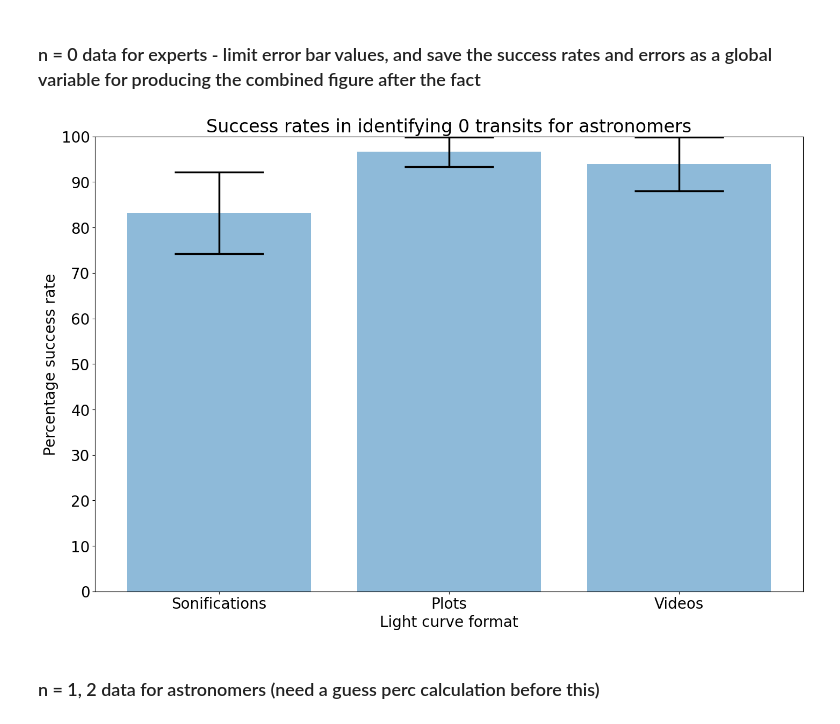
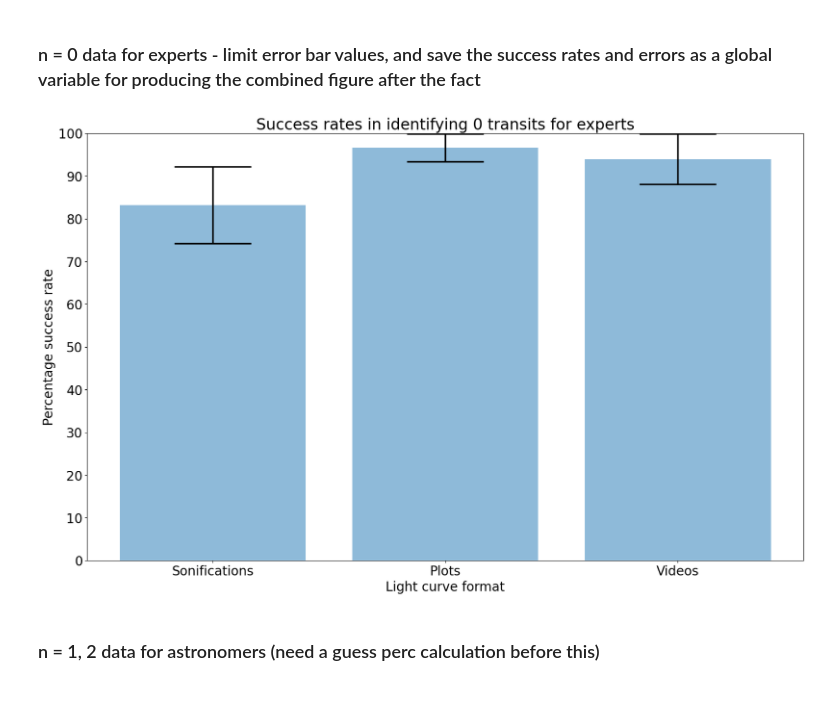
Before and after one commit to jacktuckerbrown/star-sound, a Jupyter notebook: analysis.ipynb, the cells around one changed output. Saved outputs shown, nothing was run; the diff lists cells and outputs as text; code cells hidden in the pictures; blank space fills up the shorter version.

Commit message:
began getting partial expert results out, very low numbers per question

```diff
--- a/analysis.ipynb
+++ b/analysis.ipynb
@@ -635,21 +635,27 @@ expert = expert[expert['Data expert Y'] != False]
 nexpert = nexpert[nexpert['Astro expert N'] != False]
 nexpert = nexpert[nexpert['Data expert N'] != False]
 
+pexpert_off = []
+
 for i in range(0,len(pexpert)):
 
     if pexpert.at[i,'Astro expert Y'] == True:
 
         if pexpert.at[i,'Data expert Y'] == True:
 
+            pexpert_off.append(i)
             pexpert = pexpert.drop(labels=[i], axis=0)
 
     elif pexpert.at[i,'Astro expert N'] == True:
 
         if pexpert.at[i,'Data expert N'] == True:
 
+            pexpert_off.append(i)
             pexpert = pexpert.drop(labels=[i], axis=0)
 
-display(expert,pexpert,nexpert,len(expert),len(pexpert),len(nexpert))
+display(expert,pexpert,nexpert)
+print("Number of expert responses",len(expert),", number of partial expert responses",len(pexpert),", number of non-experts responses",len(nexpert))
+#print("Number of responses - the number of indices we're removing from partial expert responses:",len(responses)-len(pexpert_off))
 # %% [output]
 |  | Astro expert Y | Astro expert N | Data expert Y | Data expert N | Music proficiency/4 |
 | 0 | True | False | True | False | 1.0 |
@@ -1139,36 +1089,36 @@ for i in sets_expert['Data']:
     global errsuc_expert
 
     for k in range(0,len(j['Name'])):
         n = j.iloc[k]['Number of correct answers']
         resp = j.iloc[k]['Total responses']
 
         #print(n,resp)
         tot_n = tot_n + float(n)
         tot_resp = tot_resp + float(resp)
 
         #print(tot_n,tot_resp)
 
     suc_expert.append(tot_n/tot_resp*100)
     errsuc_expert.append(np.sqrt(tot_resp)/tot_resp*100)
 
 errsuc_expert_0 = sort_errors(suc_expert,errsuc_expert)
 
-f, ax = plt.subplots(figsize=(17,11))
+f, ax = plt.subplots(figsize=(20,12))
 ax.bar([1,2,3], suc_expert, yerr=errsuc_expert_0, error_kw=dict(capthick=2.5, elinewidth=2.5, ecolor='black'), alpha=0.5,align='center', ecolor='black', capsize=60)
 plt.ylim([0, 100])
 ax.set_ylabel("Percentage success rate")
 ax.set_xlabel("Light curve format")
-ax.set_title("Success rates in identifying 0 transits for astronomers")
+ax.set_title("Success rates in identifying 0 transits for experts")
 x_formatter = ticker.FixedFormatter(["Sonifications","Plots","Videos"])
 x_locator = ticker.FixedLocator([1,2,3])
 y_formatter = ticker.FixedFormatter(["0","10","20","30","40","50","60","70","80","90","100"])
 y_locator = ticker.FixedLocator([0,10,20,30,40,50,60,70,80,90,100])
 ax.yaxis.set_major_formatter(y_formatter)
 ax.yaxis.set_major_locator(y_locator)
 ax.xaxis.set_major_formatter(x_formatter)
 ax.xaxis.set_major_locator(x_locator)
 # %% [output]
-[figure, old version]
+[figure, new version]
 # %% [markdown]
 ### n = 1, 2 data for astronomers (need a guess perc calculation before this)
 # %%
```
Also changed, not shown: parts of 12 cells of this notebook.
